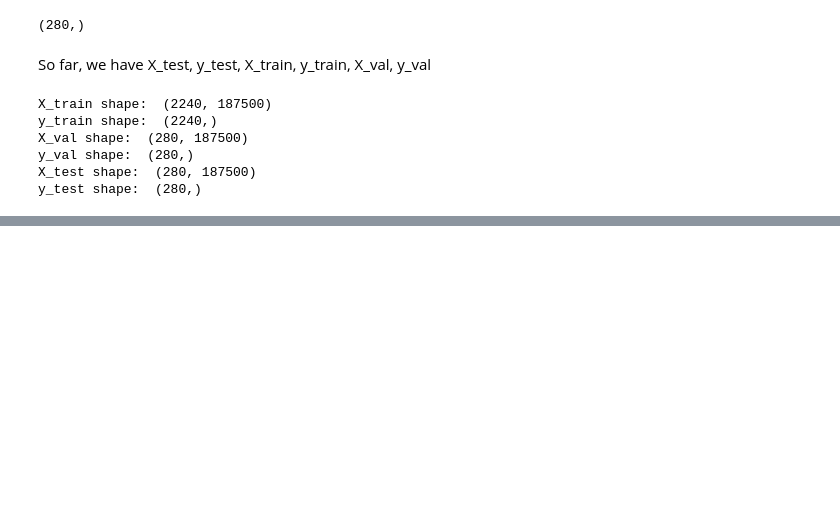
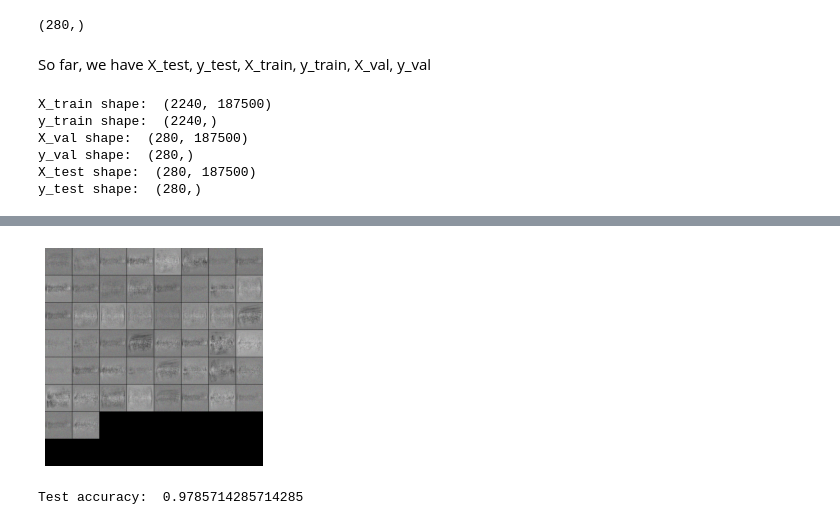
Before and after one commit to Cameronwood611/665deeplearning, a Jupyter notebook: two_layer_net.ipynb, the cells around one changed output, grey strips where cells are left out. Cells and saved outputs as stored; diff of their text form; code cells hidden in the pictures; blank space fills up the shorter version.

```diff
--- a/two_layer_net.ipynb
+++ b/two_layer_net.ipynb
@@ -123,0 +152,22 @@ KeyboardInterrupt:
+# %%
+from cs665.vis_utils import visualize_grid
+
+# Visualize the weights of the network
+
+def show_net_weights(net):
+    W1 = net.params['W1']
+    #print(W1.shape)
+    W1 = W1.reshape(250, 250, 3, -1).transpose(3, 0, 1, 2)
+    #print(W1.shape)
+    plt.imshow(visualize_grid(W1, padding=3).astype('uint8'))
+    plt.gca().axis('off')
+    plt.show()
+
+show_net_weights(net)
+# %% [output]
+[figure, added]
+# %%
+test_acc = (net.predict(X_test) == y_test).mean()
+print('Test accuracy: ', test_acc)
+# %% [output]
+Test accuracy:  0.9785714285714285
```
Also changed, not shown: parts of 6 cells of this notebook.
